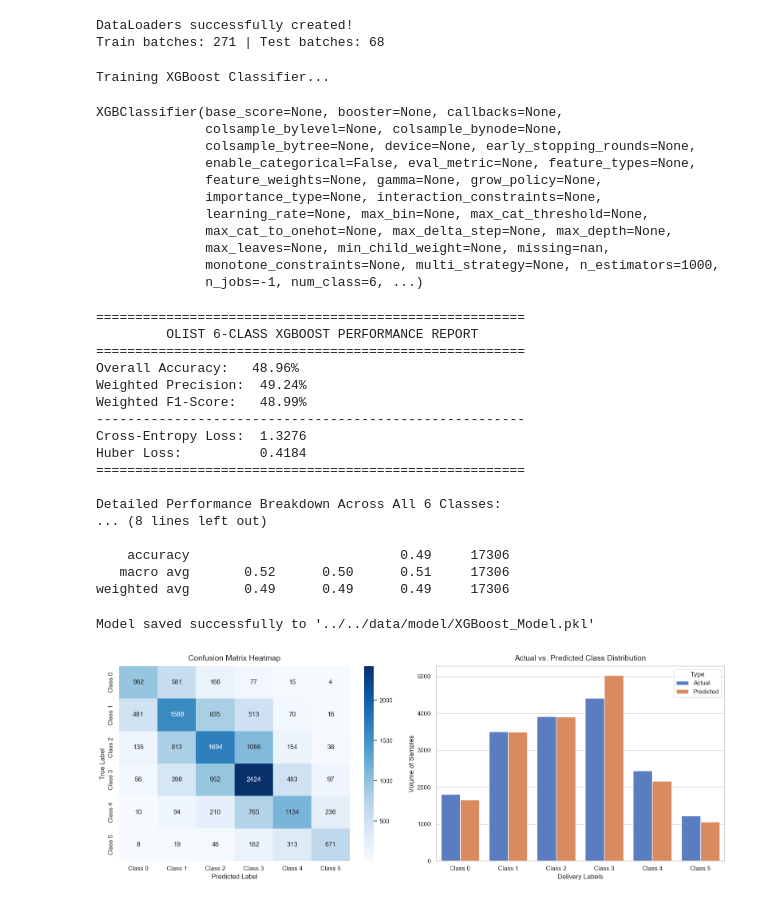
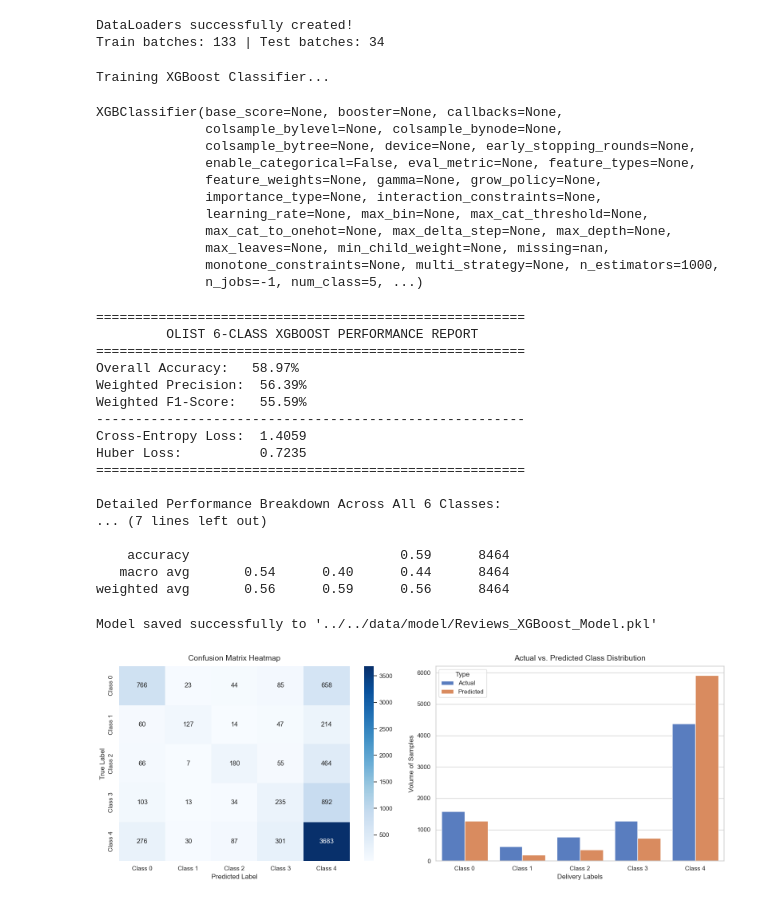
Before and after one commit to Labib1610/Olist_analysis, a Jupyter notebook: notebooks/Reviews/Xgboost.ipynb, the cells around one changed output. Saved outputs shown, nothing was run; the diff lists cells and outputs as text; code cells hidden in the pictures.

```diff
--- a/notebooks/Reviews/Xgboost.ipynb
+++ b/notebooks/Reviews/Xgboost.ipynb
@@ -10,10 +10,10 @@ from xgboost import XGBClassifier
 from sklearn.metrics import accuracy_score, precision_score, f1_score, classification_report, log_loss , confusion_matrix
 import joblib
 # %%
-df = pd.read_csv('../../data/interim/olist_ml_processed_dataset.csv')
+df = pd.read_csv('../../data/interim/olist_ml_processed_review_dataset.csv')
 
-X_raw = df.drop(columns=['actual_delivery_days', 'delivery_status', 'delivery_label']).values
-y_raw = df['delivery_label'].values
+X_raw = df.drop(columns=['review_score']).values
+y_raw = df['review_score'].values - 1
 
 X_train, X_test, y_train, y_test = train_test_split(
     X_raw, y_raw, test_size=0.2, random_state=42, stratify=y_raw
@@ -51,13 +51,13 @@ print(f"DataLoaders successfully created!")
 print(f"Train batches: {len(train_loader)} | Test batches: {len(test_loader)}")
 # %% [output]
 DataLoaders successfully created!
-Train batches: 271 | Test batches: 68
+Train batches: 133 | Test batches: 34
 # %%
 # Model initialization
 xgb_model = XGBClassifier(
     n_estimators=1000,
     objective='multi:softprob',
-    num_class=6,
+    num_class=5,
     random_state=42,
     n_jobs=-1
 )
@@ -76,7 +76,7 @@ XGBClassifier(base_score=None, booster=None, callbacks=None,
               max_cat_to_onehot=None, max_delta_step=None, max_depth=None,
               max_leaves=None, min_child_weight=None, missing=nan,
               monotone_constraints=None, multi_strategy=None, n_estimators=1000,
-              n_jobs=-1, num_class=6, ...)
+              n_jobs=-1, num_class=5, ...)
 # %%
 predicted_classes = xgb_model.predict(X_test)
 predicted_probs = xgb_model.predict_proba(X_test)
@@ -101,7 +101,7 @@ huber_loss = np.mean(
 
 # --- Print Text Report ---
 print("\n" + "="*55)
-print("         OLIST 6-CLASS XGBOOST PERFORMANCE REPORT         ")
+print("         OLIST 5-CLASS XGBOOST PERFORMANCE REPORT         ")
 print("="*55)
 print(f"Overall Accuracy:   {accuracy * 100:.2f}%")
 print(f"Weighted Precision:  {precision * 100:.2f}%")
@@ -117,26 +117,26 @@ print(classification_report(y_test, predicted_classes, zero_division=0))
 =======================================================
          OLIST 6-CLASS XGBOOST PERFORMANCE REPORT
 =======================================================
-Overall Accuracy:   48.96%
-Weighted Precision:  49.24%
-Weighted F1-Score:   48.99%
+Overall Accuracy:   58.97%
+Weighted Precision:  56.39%
+Weighted F1-Score:   55.59%
 -------------------------------------------------------
-Cross-Entropy Loss:  1.3276
-Huber Loss:          0.4184
+Cross-Entropy Loss:  1.4059
+Huber Loss:          0.7235
 =======================================================
 
 Detailed Performance Breakdown Across All 6 Classes:
-... (8 lines left out)
+... (7 lines left out)
 
-    accuracy                           0.49     17306
-   macro avg       0.52      0.50      0.51     17306
-weighted avg       0.49      0.49      0.49     17306
+    accuracy                           0.59      8464
+   macro avg       0.54      0.40      0.44      8464
+weighted avg       0.56      0.59      0.56      8464
 # %%
-model_save_path = '../../data/model/XGBoost_Model.pkl'
+model_save_path = '../../data/model/Reviews_XGBoost_Model.pkl'
 joblib.dump(xgb_model, model_save_path)
 print(f"Model saved successfully to '{model_save_path}'\n")
 # %% [output]
-Model saved successfully to '../../data/model/XGBoost_Model.pkl'
+Model saved successfully to '../../data/model/Reviews_XGBoost_Model.pkl'
 # %%
 sns.set_theme(style="whitegrid")
 fig, axes = plt.subplots(1, 2, figsize=(16, 6))
@@ -146,36 +146,36 @@ cm = confusion_matrix(y_test, predicted_classes)
 sns.heatmap(
     cm,
     annot=True,
     fmt='d',
     cmap='Blues',
     ax=axes[0],
-    xticklabels=[f'Class {i}' for i in range(6)],
-    yticklabels=[f'Class {i}' for i in range(6)]
+    xticklabels=[f'Class {i}' for i in range(5)],
+    yticklabels=[f'Class {i}' for i in range(5)]
 )
 axes[0].set_title('Confusion Matrix Heatmap', fontsize=14, pad=10)
 axes[0].set_xlabel('Predicted Label', fontsize=12)
 axes[0].set_ylabel('True Label', fontsize=12)
 
 # Plot B: Actual vs Predicted Class Distribution Comparison
 unique, counts_actual = np.unique(y_test, return_counts=True)
 unique_pred, counts_pred = np.unique(predicted_classes, return_counts=True)
 
 # Ensure all 6 classes are mapped even if 0 predictions occurred for a minority class
 dict_actual = dict(zip(unique, counts_actual))
 dict_pred = dict(zip(unique_pred, counts_pred))
 data_dist = {
-    'Class': [f'Class {i}' for i in range(6)] * 2,
-    'Count': [dict_actual.get(i, 0) for i in range(6)] + [dict_pred.get(i, 0) for i in range(6)],
-    'Type': ['Actual'] * 6 + ['Predicted'] * 6
+    'Class': [f'Class {i}' for i in range(5)] * 2,
+    'Count': [dict_actual.get(i, 0) for i in range(5)] + [dict_pred.get(i, 0) for i in range(5)],
+    'Type': ['Actual'] * 5 + ['Predicted'] * 5
 }
 df_dist = pd.DataFrame(data_dist)
 
 sns.barplot(x='Class', y='Count', hue='Type', data=df_dist, palette='muted', ax=axes[1])
 axes[1].set_title('Actual vs. Predicted Class Distribution', fontsize=14, pad=10)
 axes[1].set_xlabel('Delivery Labels', fontsize=12)
 axes[1].set_ylabel('Volume of Samples', fontsize=12)
 
 plt.tight_layout()
 plt.show()
 # %% [output]
-[figure, old version]
+[figure, new version]
```
Also changed, not shown: 3 other files.
